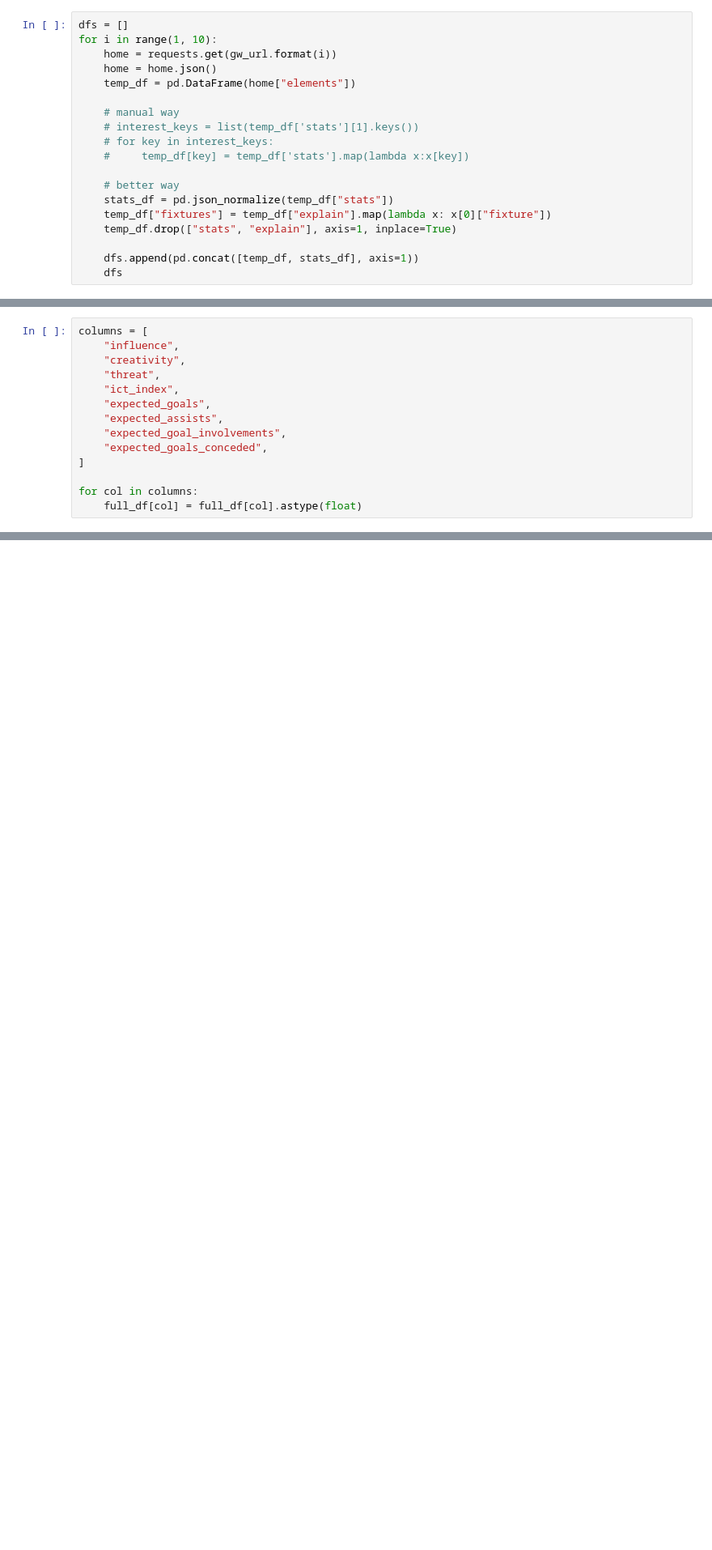
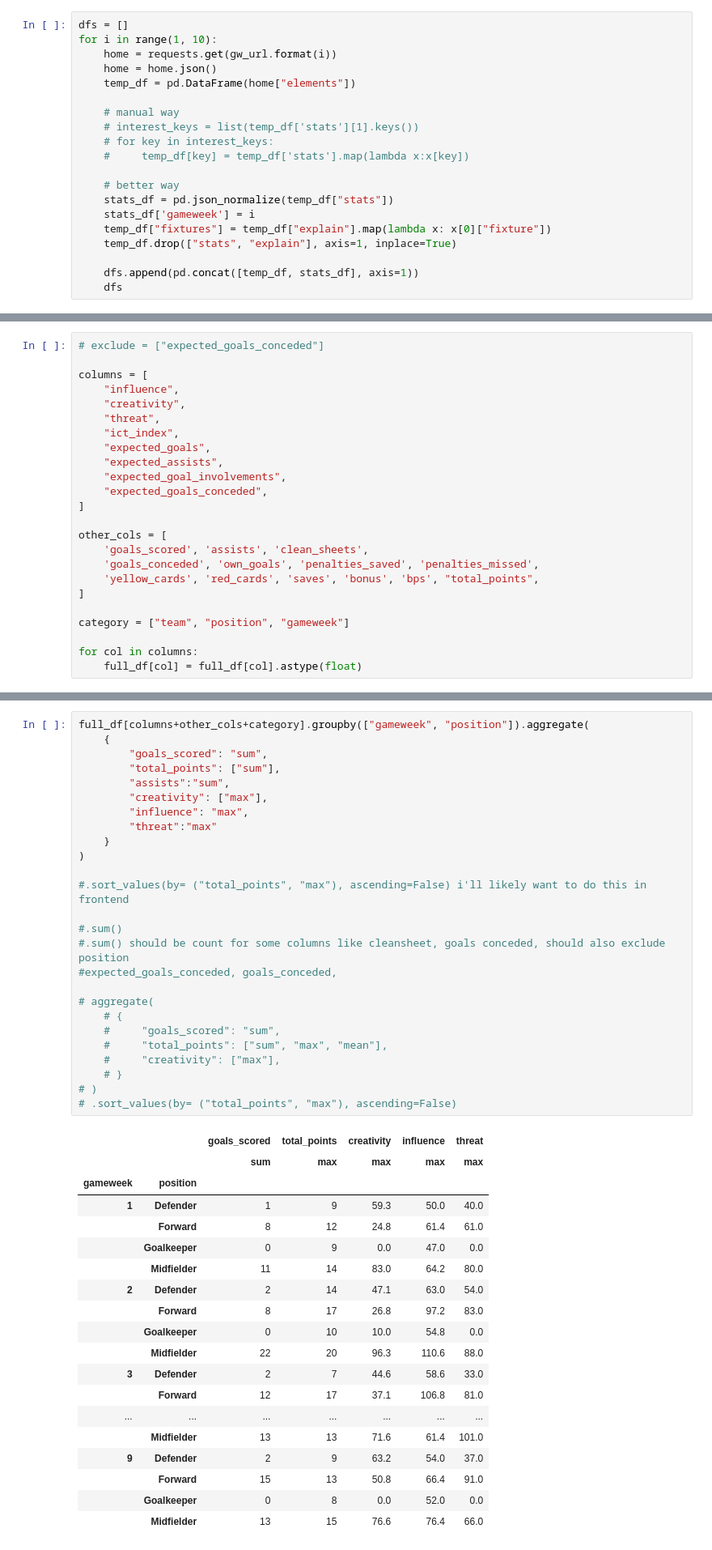
Before and after one commit to Ok3ks/Sports, a Jupyter notebook: misc/prototypes/gameview.ipynb, the cells around one changed output, grey strips where cells are left out. Shown at 81% size. Saved outputs shown, nothing was run; the diff lists cells and outputs as text; blank space fills up the shorter version.

```diff
--- a/misc/prototypes/gameview.ipynb
+++ b/misc/prototypes/gameview.ipynb
@@ -87,6 +123,7 @@ for i in range(1, 10):
 
     # better way
     stats_df = pd.json_normalize(temp_df["stats"])
+    stats_df['gameweek'] = i
     temp_df["fixtures"] = temp_df["explain"].map(lambda x: x[0]["fixture"])
     temp_df.drop(["stats", "explain"], axis=1, inplace=True)
 
@@ -224,5 +261,7 @@ Index(['id', 'minutes', 'goals_scored', 'assists', 'clean_sheets',
       dtype='object')
 # %%
+# exclude = ["expected_goals_conceded"]
+
 columns = [
     "influence",
     "creativity",
@@ -234,6 +273,14 @@ columns = [
     "expected_goals_conceded",
 ]
 
+other_cols = [
+    'goals_scored', 'assists', 'clean_sheets',
+    'goals_conceded', 'own_goals', 'penalties_saved', 'penalties_missed',
+    'yellow_cards', 'red_cards', 'saves', 'bonus', 'bps', "total_points",
+]
+
+category = ["team", "position", "gameweek"]
+
 for col in columns:
     full_df[col] = full_df[col].astype(float)
 # %%
@@ -293,0 +312,46 @@ full_df.groupby(["team", "position"]).aggregate(
+# %%
+full_df[columns+other_cols+category].groupby(["gameweek", "position"]).aggregate(
+    {
+        "goals_scored": "sum",
+        "total_points": ["sum"],
+        "assists":"sum",
+        "creativity": ["max"],
+        "influence": "max",
+        "threat":"max"
+    }
+)
+
+#.sort_values(by= ("total_points", "max"), ascending=False) i'll likely want to do this in frontend
+
+#.sum()
+#.sum() should be count for some columns like cleansheet, goals conceded, should also exclude position
+#expected_goals_conceded, goals_conceded,
+
+# aggregate(
+    # {
+    #     "goals_scored": "sum",
+    #     "total_points": ["sum", "max", "mean"],
+    #     "creativity": ["max"],
+    # }
+# )
+# .sort_values(by= ("total_points", "max"), ascending=False)
+# %% [output]
+|  |  | goals_scored | total_points | creativity | influence | threat |
+|  |  | sum | max | max | max | max |
+| gameweek | position |  |  |  |  |  |
+| 1 | Defender | 1 | 9 | 59.3 | 50.0 | 40.0 |
+|  | Forward | 8 | 12 | 24.8 | 61.4 | 61.0 |
+|  | Goalkeeper | 0 | 9 | 0.0 | 47.0 | 0.0 |
+|  | Midfielder | 11 | 14 | 83.0 | 64.2 | 80.0 |
+| 2 | Defender | 2 | 14 | 47.1 | 63.0 | 54.0 |
+|  | Forward | 8 | 17 | 26.8 | 97.2 | 83.0 |
+|  | Goalkeeper | 0 | 10 | 10.0 | 54.8 | 0.0 |
+|  | Midfielder | 22 | 20 | 96.3 | 110.6 | 88.0 |
+| 3 | Defender | 2 | 7 | 44.6 | 58.6 | 33.0 |
+|  | Forward | 12 | 17 | 37.1 | 106.8 | 81.0 |
+| ... | ... | ... | ... | ... | ... | ... |
+|  | Midfielder | 13 | 13 | 71.6 | 61.4 | 101.0 |
+| 9 | Defender | 2 | 9 | 63.2 | 54.0 | 37.0 |
+|  | Forward | 15 | 13 | 50.8 | 66.4 | 91.0 |
+|  | Goalkeeper | 0 | 8 | 0.0 | 52.0 | 0.0 |
+|  | Midfielder | 13 | 15 | 76.6 | 76.4 | 66.0 |
```
Also changed, not shown: parts of 9 cells of this notebook.
